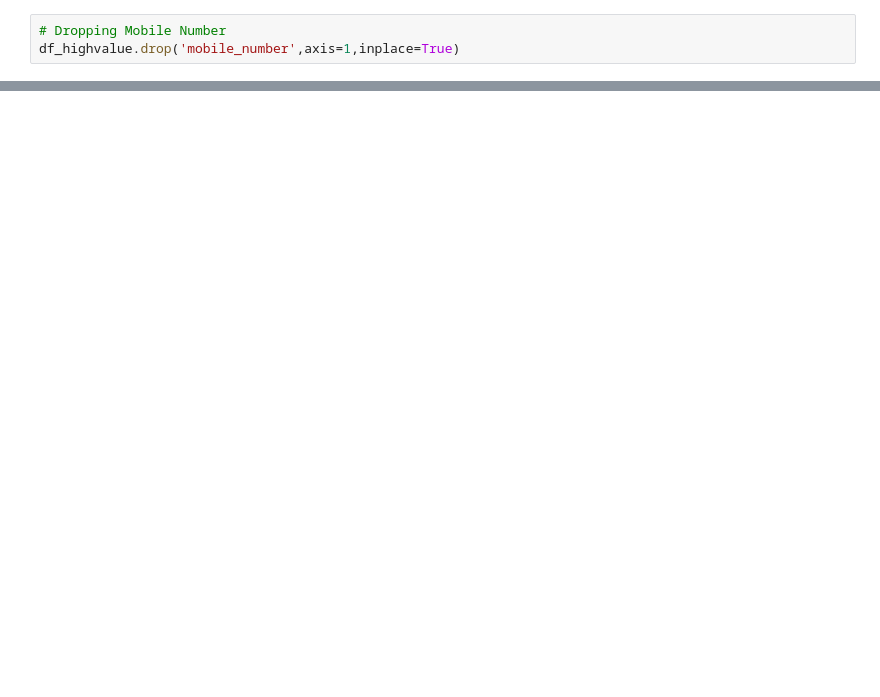
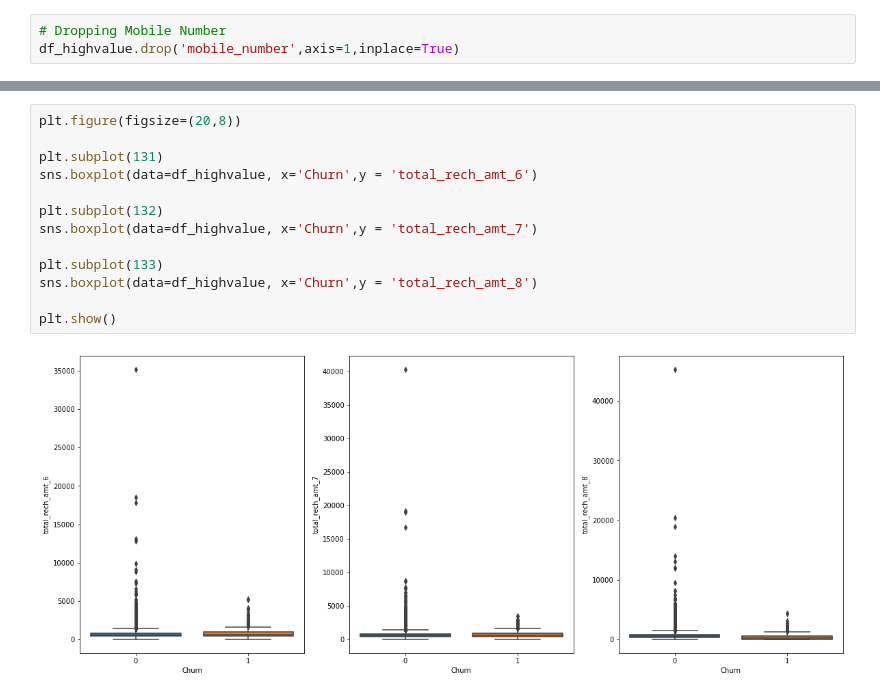
Before and after one commit to Aruthampi/Telecom-Churn-Case-Study, a Jupyter notebook: Telecom Churn Case Study.ipynb, the cells around one changed output, grey strips where cells are left out. Saved outputs shown, nothing was run; the diff lists cells and outputs as text; blank space fills up the shorter version.

```diff
--- a/Telecom Churn Case Study.ipynb
+++ b/Telecom Churn Case Study.ipynb
@@ -561,0 +539,15 @@ for c in df_highvalue.columns:
+# %%
+plt.figure(figsize=(20,8))
+
+plt.subplot(131)
+sns.boxplot(data=df_highvalue, x='Churn',y = 'total_rech_amt_6')
+
+plt.subplot(132)
+sns.boxplot(data=df_highvalue, x='Churn',y = 'total_rech_amt_7')
+
+plt.subplot(133)
+sns.boxplot(data=df_highvalue, x='Churn',y = 'total_rech_amt_8')
+
+plt.show()
+# %% [output]
+[figure, added]
```
Also changed, not shown: parts of 81 cells of this notebook.
